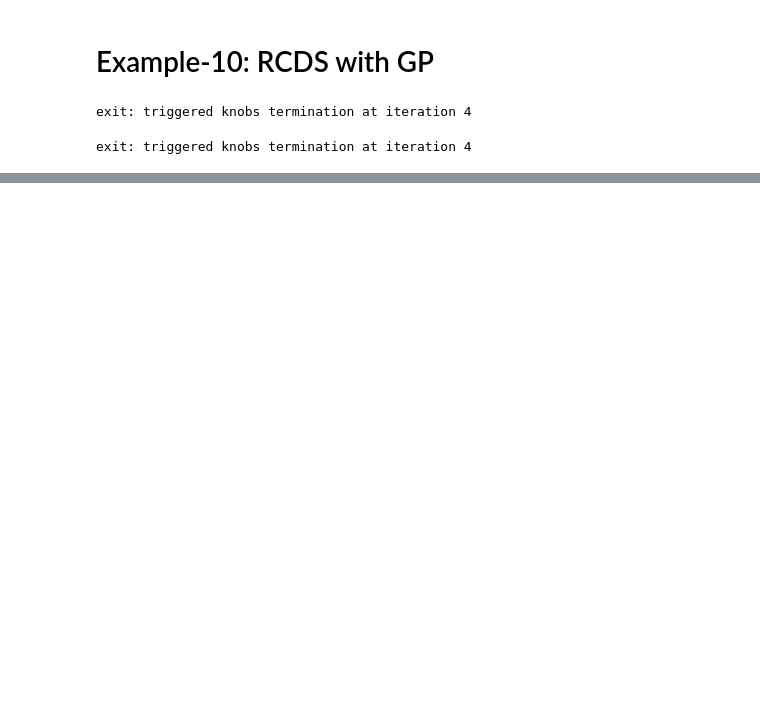
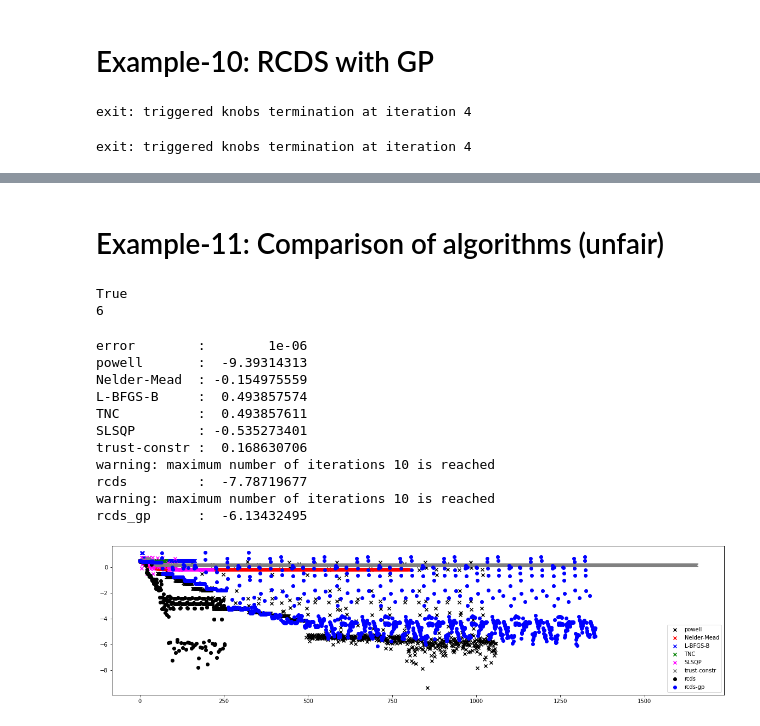
Before and after one commit to i-a-morozov/rcds, a Jupyter notebook: rcds.ipynb, the cells around one changed output, grey strips where cells are left out. Cells and saved outputs as stored; diff of their text form; code cells hidden in the pictures; blank space fills up the shorter version.

Commit message:
05_07_2022: src fix & comparison example

```diff
--- a/rcds.ipynb
+++ b/rcds.ipynb
@@ -1575,0 +1574,2 @@ plt.show()
+# %% [markdown]
+# Example-11: Comparison of algorithms (unfair)
@@ -1575,0 +1582,29 @@ plt.show()
+# %%
+# Import
+
+import numpy
+import torch
+from typing import Tuple
+from scipy.optimize import minimize
+
+
+import sys
+sys.path.append('..')
+
+from harmonica.statistics import mean, variance, median, biweight_midvariance
+from harmonica.wrapper import Wrapper
+from harmonica.rcds import RCDS
+
+import matplotlib.pyplot as plt
+
+torch.set_printoptions(precision=12, sci_mode=True)
+print(torch.cuda.is_available())
+print(torch.get_num_threads())
+
+dtype = torch.float64
+device = 'cpu'
+
+from scipy.special import j0
+# %% [output]
+True
+6
@@ -1575,0 +1755,17 @@ plt.show()
+# %%
+%%time
+error = 1.0E-6
+benchmark(error)
+# %% [output]
+error        :        1e-06
+powell       :  -9.39314313
+Nelder-Mead  : -0.154975559
+L-BFGS-B     :  0.493857574
+TNC          :  0.493857611
+SLSQP        : -0.535273401
+trust-constr :  0.168630706
+warning: maximum number of iterations 10 is reached
+rcds         :  -7.78719677
+warning: maximum number of iterations 10 is reached
+rcds_gp      :  -6.13432495
+[figure, added]
```
Also changed, not shown: parts of 23 cells of this notebook, 1 other file.
